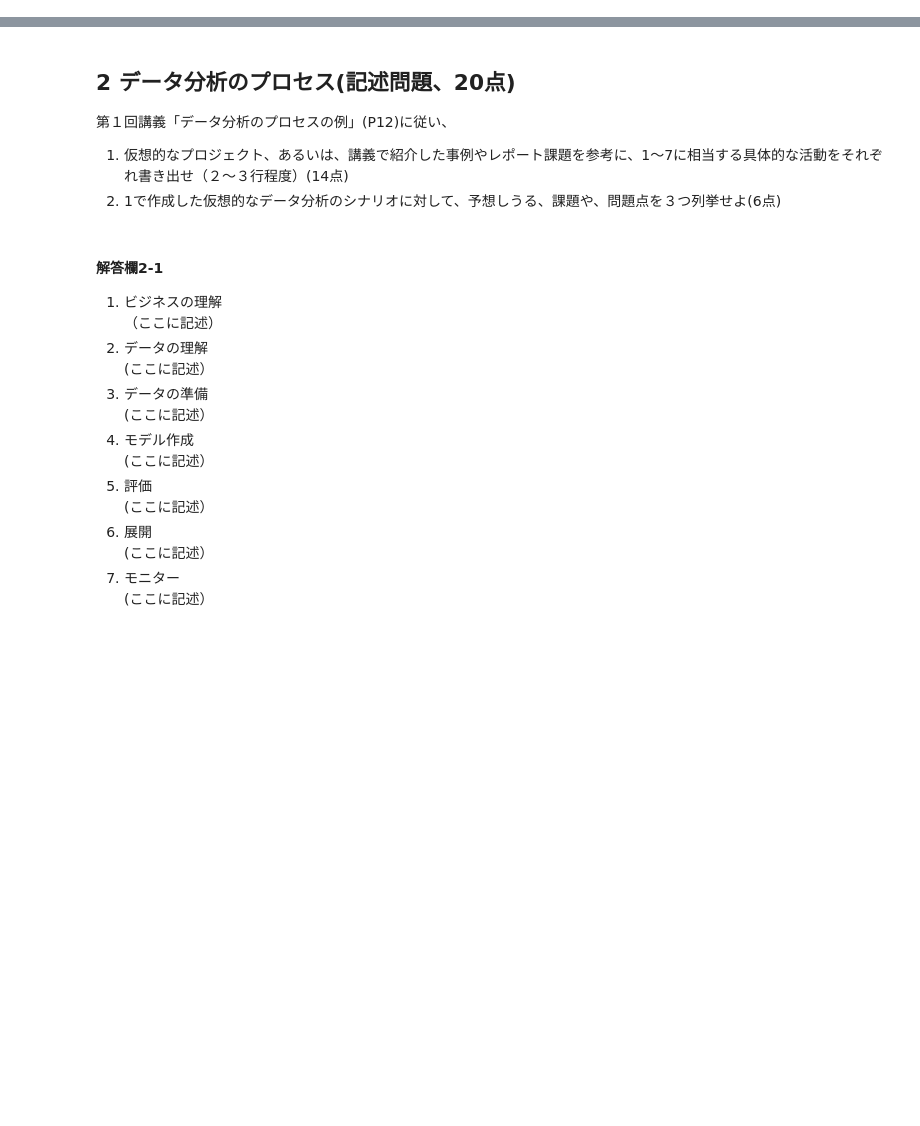
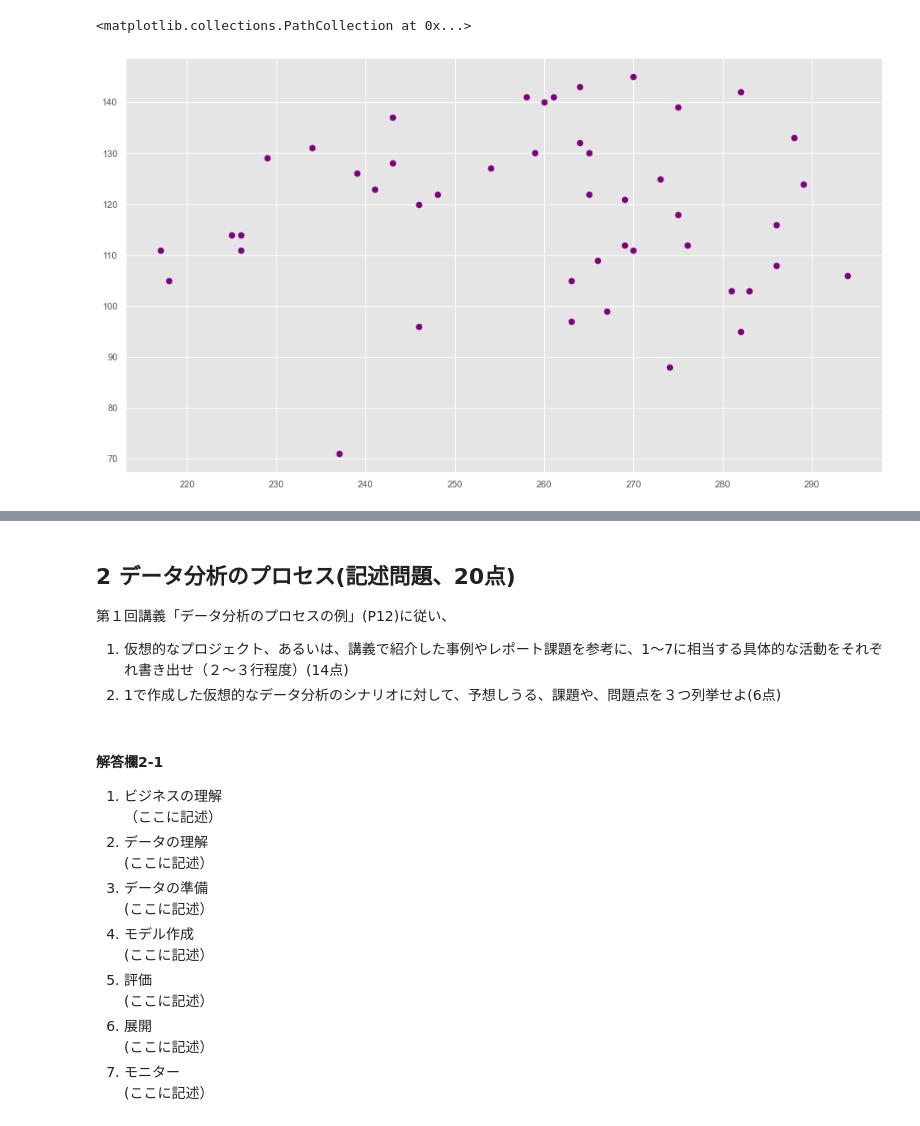
Before and after one commit to miwamasa/DataScience2022, a Jupyter notebook: notebooks/report_final.ipynb, the cells around one changed output, grey strips where cells are left out. Saved outputs shown, nothing was run; the diff lists cells and outputs as text; code cells hidden in the pictures; blank space fills up the shorter version.

```diff
--- a/notebooks/report_final.ipynb
+++ b/notebooks/report_final.ipynb
@@ -12,0 +119,7 @@
+# %%
+#さらにINCOME,SPENDをクラスタ毎にとりだすにはX[y_means=k,0や1]とすればよいので
+#例えばクラスタ0をプロットしてみる。
+plt.scatter(X[y_means==0,0],X[y_means==0,1],s=50, c='purple',label='Cluster1')
+# %% [output]
+<matplotlib.collections.PathCollection at 0x...>
+[figure, added]
```
Also changed, not shown: parts of 15 cells of this notebook.
